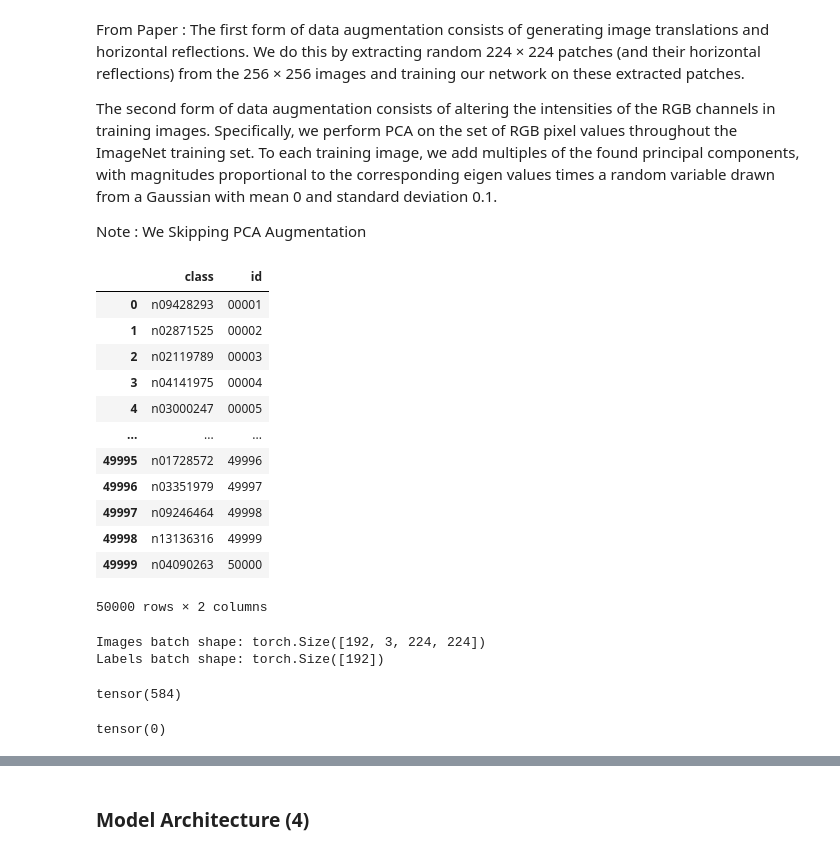
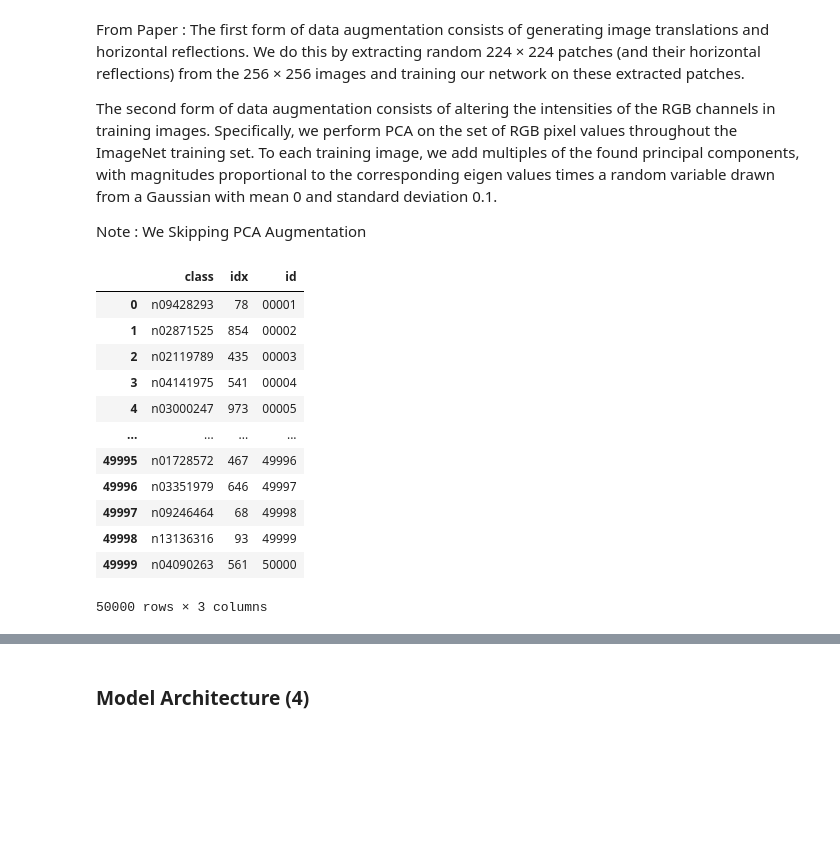
Before and after one commit to prashanthprabhu24/PaperClip, a Jupyter notebook: Imagenet/AlexNet.ipynb, the cells around one changed output, grey strips where cells are left out. Saved outputs shown, nothing was run; the diff lists cells and outputs as text; code cells hidden in the pictures; blank space fills up the shorter version.

```diff
--- a/Imagenet/AlexNet.ipynb
+++ b/Imagenet/AlexNet.ipynb
@@ -52,7 +51,7 @@ Paper uses all these images
 
 > Me : Implemented this data preprocessing as utils
 # %%
-dir = "ILSVRC2010_images"
+dir = "../Datasets/ILSVRC2010_images"
 print(f"Validation images: {len(os.listdir(os.path.join(dir, 'val')))}")
 # %% [output]
 Validation images: 50000
@@ -88,14 +87,14 @@ print(meta["synsets"][0,0])
 rows = []
 for s in synsets:
     s = s[0]
-    ilsvrc_id = int(s[0][0][0])      # 1..1000 (or other ids)
-    wnid = s[1][0]                   # e.g. n01440764
-    words = s[2][0]                  # class name
-    num_children = int(s[4][0][0])   # leaf nodes have 0 children
+    ilsvrc_id = int(s[0][0][0])
+    wnid = s[1][0]
+    words = s[2][0]
+    num_children = int(s[4][0][0])
     rows.append([ilsvrc_id, wnid, words, num_children])
 
-df = pd.DataFrame(rows, columns=["id", "wnid", "class_name", "children"])
+df = pd.DataFrame(rows, columns=["idx", "wnid", "class_name", "children"])
 print(len(df))
-df.head()
+df
 # %% [output]
 1676
@@ -108,6 +114,6 @@ df.head()
 # %%
-imagenet1000 = (df[df["children"] == 0].sort_values("id").reset_index(drop=True))
+imagenet1000 = (df[df["children"] == 0].sort_values("idx").reset_index(drop=True))
 print(len(imagenet1000))
-imagenet1000.head()
+imagenet1000
 # %% [output]
 1000
@@ -120,5 +133,5 @@ imagenet1000.head()
 # %%
-mapping = dict(zip(imagenet1000["id"], imagenet1000["wnid"]))
+mapping = dict(zip(imagenet1000["idx"], imagenet1000["wnid"]))
 mapping
 # %% [output]
 {1: 'n07711080',
@@ -166,25 +177,26 @@ preprocess = transforms.Compose([
 # %%
 label_path = os.path.join(dir, "ILSVRC2010_validation_ground_truth.txt")
 val_df = pd.read_csv(label_path, header=None)
 val_df.columns = pd.Index(["class"])
+val_df['idx'] = val_df["class"]
 val_df["id"] = val_df.index+1
 val_df["id"] = val_df["id"].astype(str).str.zfill(5)
 val_df['class'] = val_df["class"].astype(int).map(mapping)
 val_df
 # %% [output]
-|  | class | id |
-| 0 | n09428293 | 00001 |
-| 1 | n02871525 | 00002 |
-| 2 | n02119789 | 00003 |
-| 3 | n04141975 | 00004 |
-| 4 | n03000247 | 00005 |
-| ... | ... | ... |
-| 49995 | n01728572 | 49996 |
-| 49996 | n03351979 | 49997 |
-| 49997 | n09246464 | 49998 |
-| 49998 | n13136316 | 49999 |
-| 49999 | n04090263 | 50000 |
+|  | class | idx | id |
+| 0 | n09428293 | 78 | 00001 |
+| 1 | n02871525 | 854 | 00002 |
+| 2 | n02119789 | 435 | 00003 |
+| 3 | n04141975 | 541 | 00004 |
+| 4 | n03000247 | 973 | 00005 |
+| ... | ... | ... | ... |
+| 49995 | n01728572 | 467 | 49996 |
+| 49996 | n03351979 | 646 | 49997 |
+| 49997 | n09246464 | 68 | 49998 |
+| 49998 | n13136316 | 93 | 49999 |
+| 49999 | n04090263 | 561 | 50000 |
-50000 rows × 2 columns
+50000 rows × 3 columns
 # %%
 prefix = "ILSVRC2010_val_000"
 val_df['id'] = prefix+val_df['id'].astype(str) + '.JPEG'
@@ -195,16 +208,9 @@ train_data = DataLoader(train_dataset, batch_size=192, shuffle=True, num_workers
 images, labels = next(iter(train_data))
 print("Images batch shape:", images.shape)
 print("Labels batch shape:", labels.shape)
-# %% [output]
-Images batch shape: torch.Size([192, 3, 224, 224])
-Labels batch shape: torch.Size([192])
 # %%
 labels[0]
-# %% [output]
-tensor(584)
 # %%
 np.argmax(labels[0])
-# %% [output]
-tensor(0)
 # %%
 images[0]
```
Also changed, not shown: parts of 44 cells of this notebook, 12 other files.
